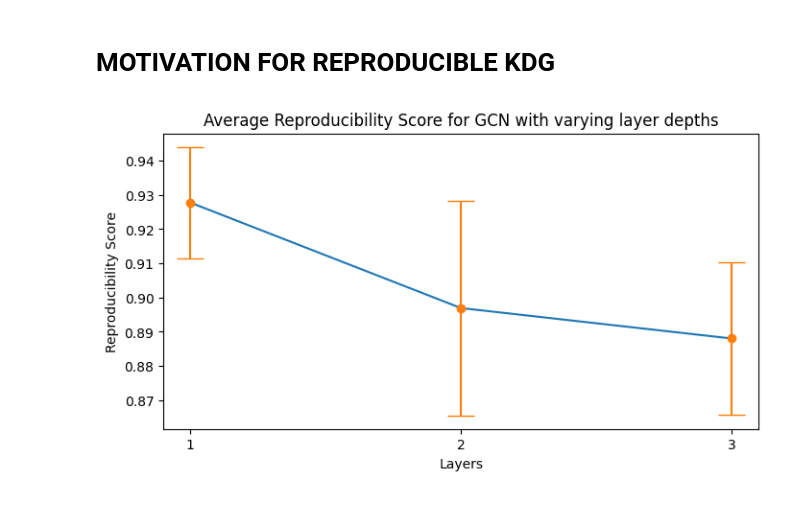
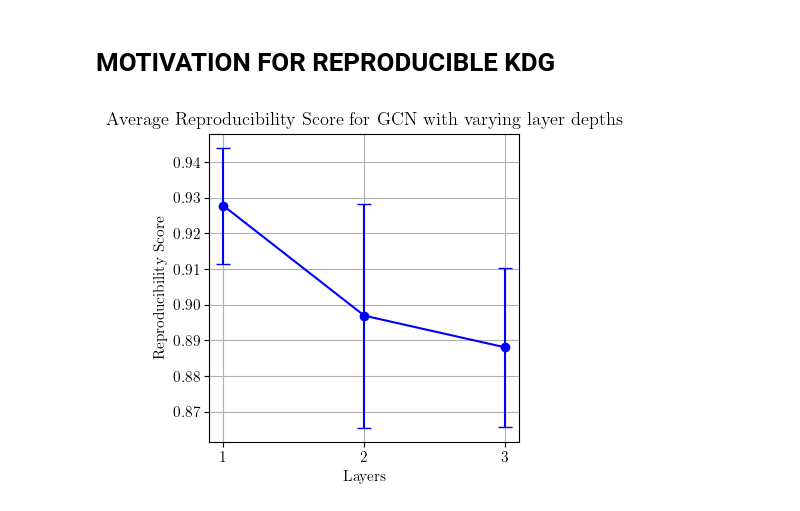
Before and after one commit to LorenzoStigliano/thesis-imperial, a Jupyter notebook: src/notebooks/study_reproducibility.ipynb, the cells around one changed output. Saved outputs shown, nothing was run; the diff lists cells and outputs as text; code cells hidden in the pictures.

```diff
--- a/src/notebooks/study_reproducibility.ipynb
+++ b/src/notebooks/study_reproducibility.ipynb
@@ -14,6 +14,16 @@ from utils.getters import *
 from utils.plotters import *
 from utils.helpers import *
 from models.model_config import *
+
+import matplotlib.pyplot as plt
+
+plt.rcParams['text.latex.preamble']=[r"\usepackage{lmodern}"]
+params = {
+    'text.usetex' : True,
+    'font.size' : 11,
+    'font.family' :'lmodern'
+}
+plt.rcParams.update(params)
 # %% [output]
 The autoreload extension is already loaded. To reload it, use:
   %reload_ext autoreload
@@ -136,26 +143,23 @@ layers = [1,2,3]
 # %%
-import matplotlib.pyplot as plt
-import numpy as np
-
-plt.rcParams["figure.figsize"] = (8,4)
-
+plt.rcParams["figure.figsize"] = (4,4)
+layers = [1,2,3]
 # Sample data
 x = layers
 y = mean_all_runs.T[-1]
 std = mean_all_std.T[-1]
 
 # Plotting
-plt.plot(x, y)
-plt.errorbar(x, y, yerr=std, fmt='o', capsize=10, label='Standard Deviation')
+plt.plot(x, y, color='b')
+plt.errorbar(x, y, yerr=std, fmt='o', capsize=5, color='b')
 plt.xticks(x, x)
 
 # Customize the plot
 plt.xlabel('Layers')
 plt.ylabel('Reproducibility Score')
 plt.title('Average Reproducibility Score for GCN with varying layer depths')
-#plt.legend()
 
 # Display the plot
+plt.grid()
 plt.show()
 # %% [output]
-[figure, old version]
+[figure, new version]
```
Also changed, not shown: parts of 6 cells of this notebook, 5 other files.
